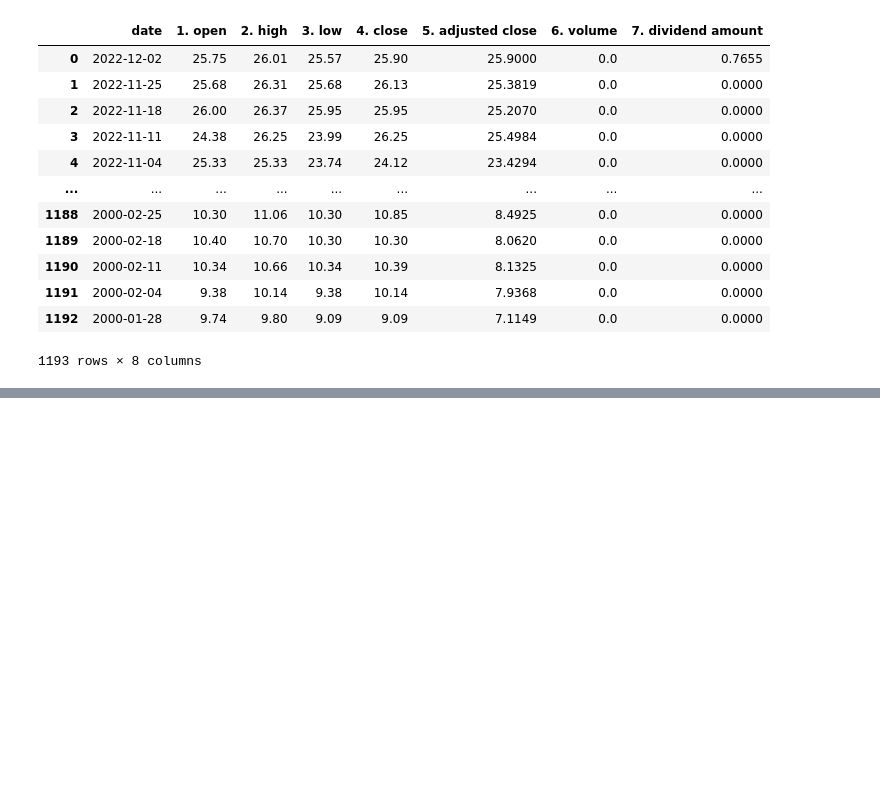
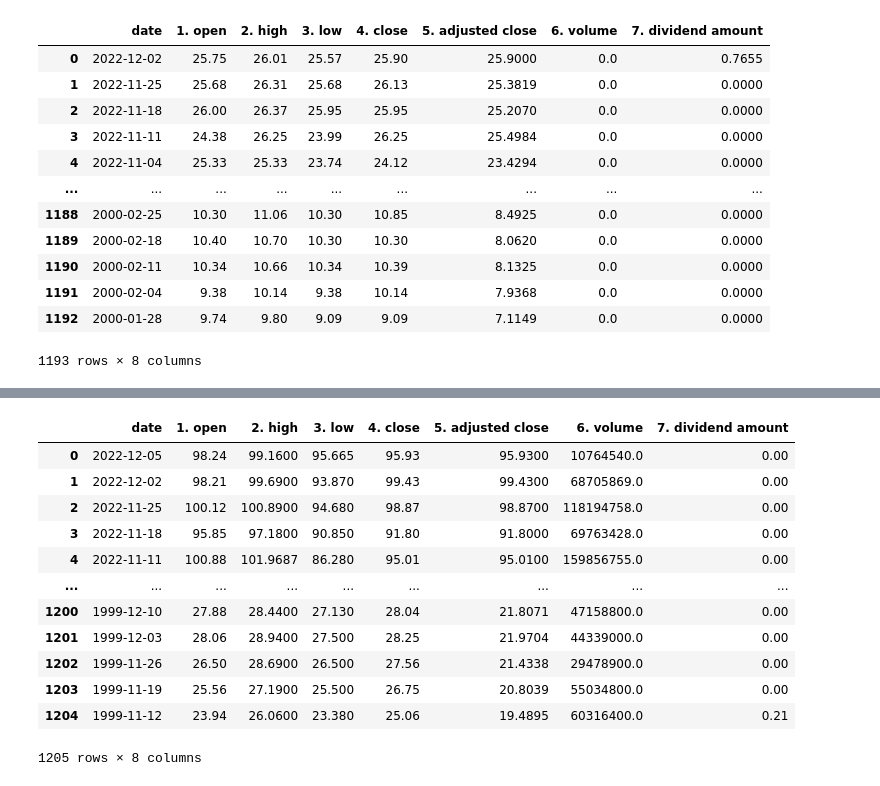
Before and after one commit to AIDA-Saskatchewan-polytechnic/Final_Project_by_Jeslin-Abitha, a Jupyter notebook: Final_Project.ipynb, the cells around one changed output, grey strips where cells are left out. Drawn from its saved outputs; the diff is of its cells as text; code cells hidden in the pictures; blank space fills up the shorter version.

```diff
--- a/Final_Project.ipynb
+++ b/Final_Project.ipynb
@@ -149,0 +166,16 @@ df_american
+# %%
+df_travel
+# %% [output]
+|  | date | 1. open | 2. high | 3. low | 4. close | 5. adjusted close | 6. volume | 7. dividend amount |
+| 0 | 2022-12-05 | 98.24 | 99.1600 | 95.665 | 95.93 | 95.9300 | 10764540.0 | 0.00 |
+| 1 | 2022-12-02 | 98.21 | 99.6900 | 93.870 | 99.43 | 99.4300 | 68705869.0 | 0.00 |
+| 2 | 2022-11-25 | 100.12 | 100.8900 | 94.680 | 98.87 | 98.8700 | 118194758.0 | 0.00 |
+| 3 | 2022-11-18 | 95.85 | 97.1800 | 90.850 | 91.80 | 91.8000 | 69763428.0 | 0.00 |
+| 4 | 2022-11-11 | 100.88 | 101.9687 | 86.280 | 95.01 | 95.0100 | 159856755.0 | 0.00 |
+| ... | ... | ... | ... | ... | ... | ... | ... | ... |
+| 1200 | 1999-12-10 | 27.88 | 28.4400 | 27.130 | 28.04 | 21.8071 | 47158800.0 | 0.00 |
+| 1201 | 1999-12-03 | 28.06 | 28.9400 | 27.500 | 28.25 | 21.9704 | 44339000.0 | 0.00 |
+| 1202 | 1999-11-26 | 26.50 | 28.6900 | 26.500 | 27.56 | 21.4338 | 29478900.0 | 0.00 |
+| 1203 | 1999-11-19 | 25.56 | 27.1900 | 25.500 | 26.75 | 20.8039 | 55034800.0 | 0.00 |
+| 1204 | 1999-11-12 | 23.94 | 26.0600 | 23.380 | 25.06 | 19.4895 | 60316400.0 | 0.21 |
+1205 rows × 8 columns
```
Also changed, not shown: parts of 5 cells of this notebook.
